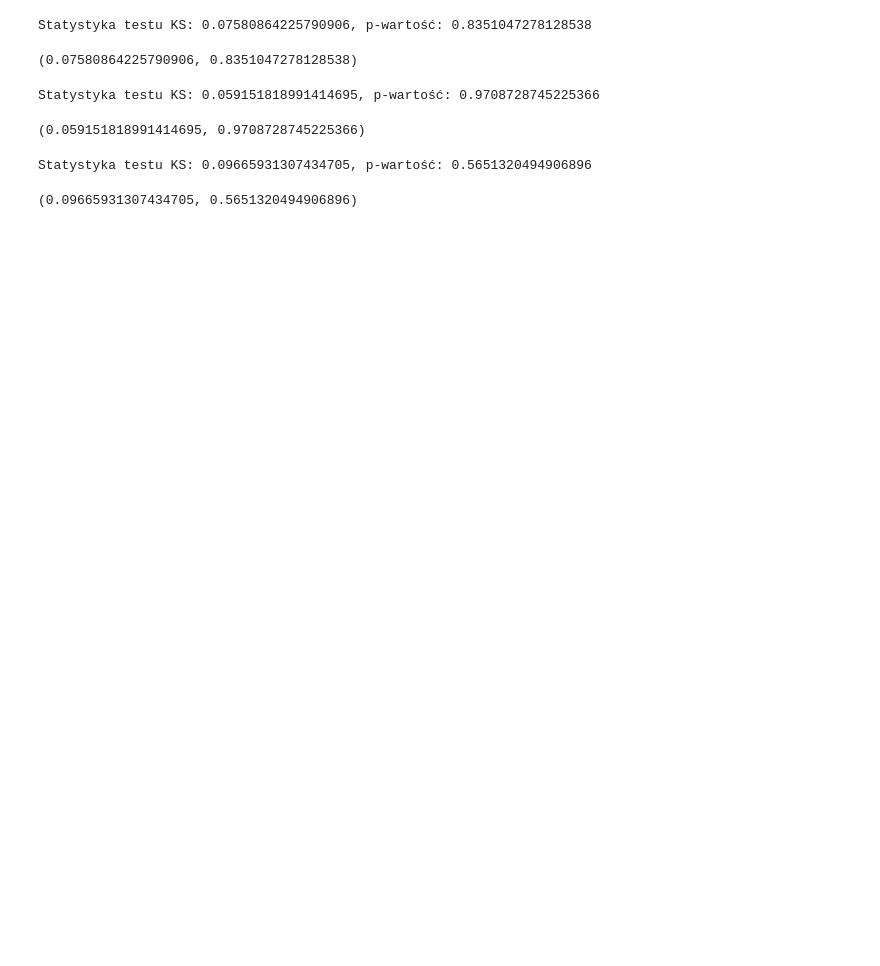
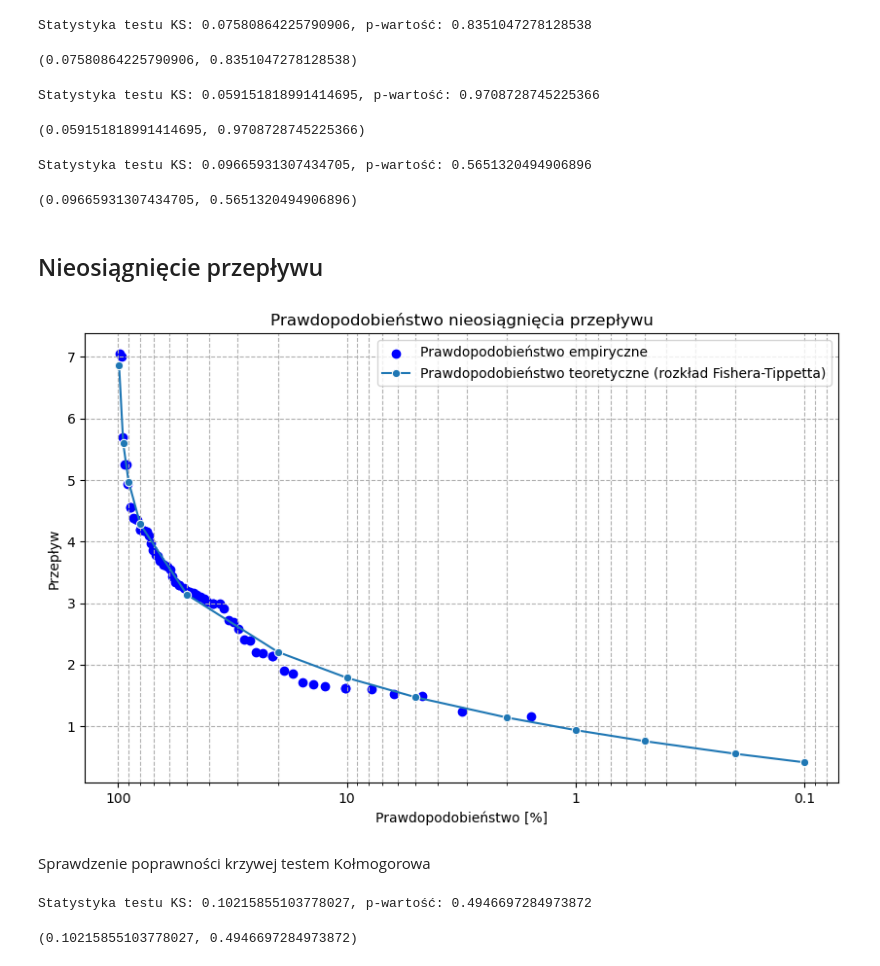
Before and after one commit to Daldek/IMGWTools, a Jupyter notebook: Notebooks/Stats.ipynb, the cells around one changed output. Saved outputs shown, nothing was run; the diff lists cells and outputs as text; code cells hidden in the pictures; blank space fills up the shorter version.

```diff
--- a/Notebooks/Stats.ipynb
+++ b/Notebooks/Stats.ipynb
@@ -77,3 +79,17 @@ pearson_III_analysis.test_ks()
 # %% [output]
 Statystyka testu KS: 0.09665931307434705, p-wartość: 0.5651320494906896
 (0.09665931307434705, 0.5651320494906896)
+# %% [markdown]
+<h2>Nieosiągnięcie przepływu</h2>
+# %%
+FT_analysis = FisherTippettAnalysis(df)
+FT_analysis.plot()
+# %% [output]
+[figure, added]
+# %% [markdown]
+Sprawdzenie poprawności krzywej testem Kołmogorowa
+# %%
+FT_analysis.test_ks()
+# %% [output]
+Statystyka testu KS: 0.10215855103778027, p-wartość: 0.4946697284973872
+(0.10215855103778027, 0.4946697284973872)
```
Also changed, not shown: parts of 4 cells of this notebook, 1 other file.
